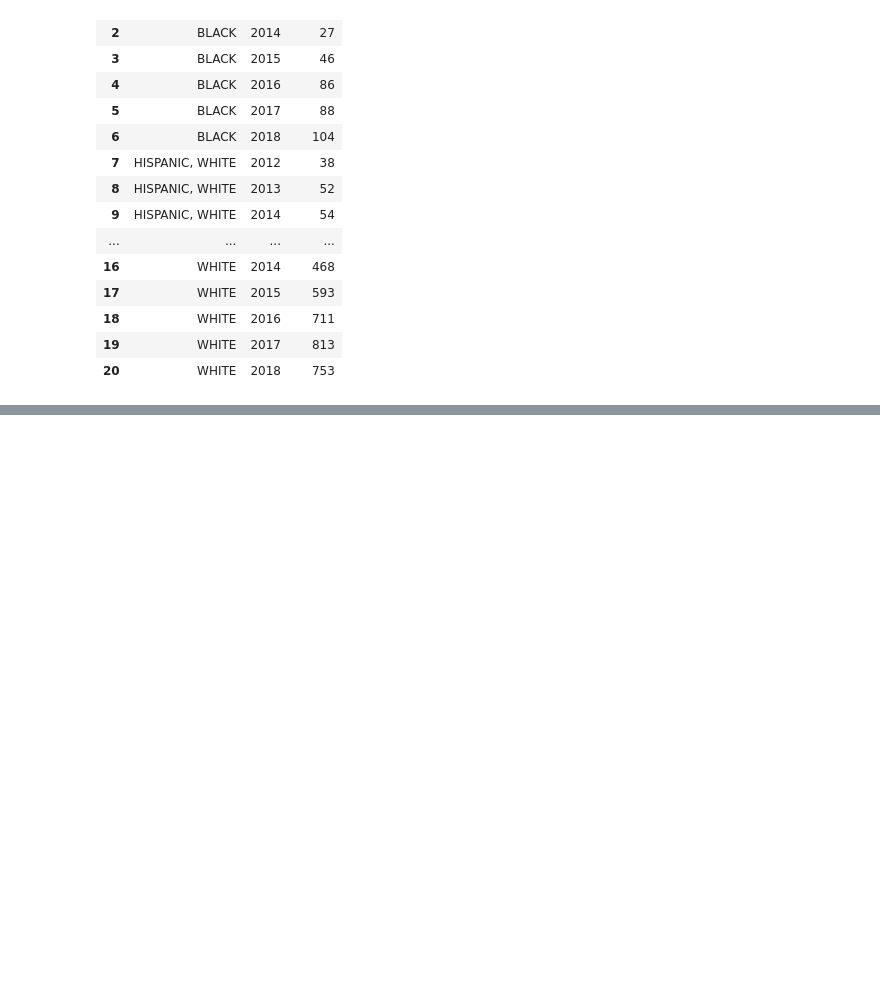
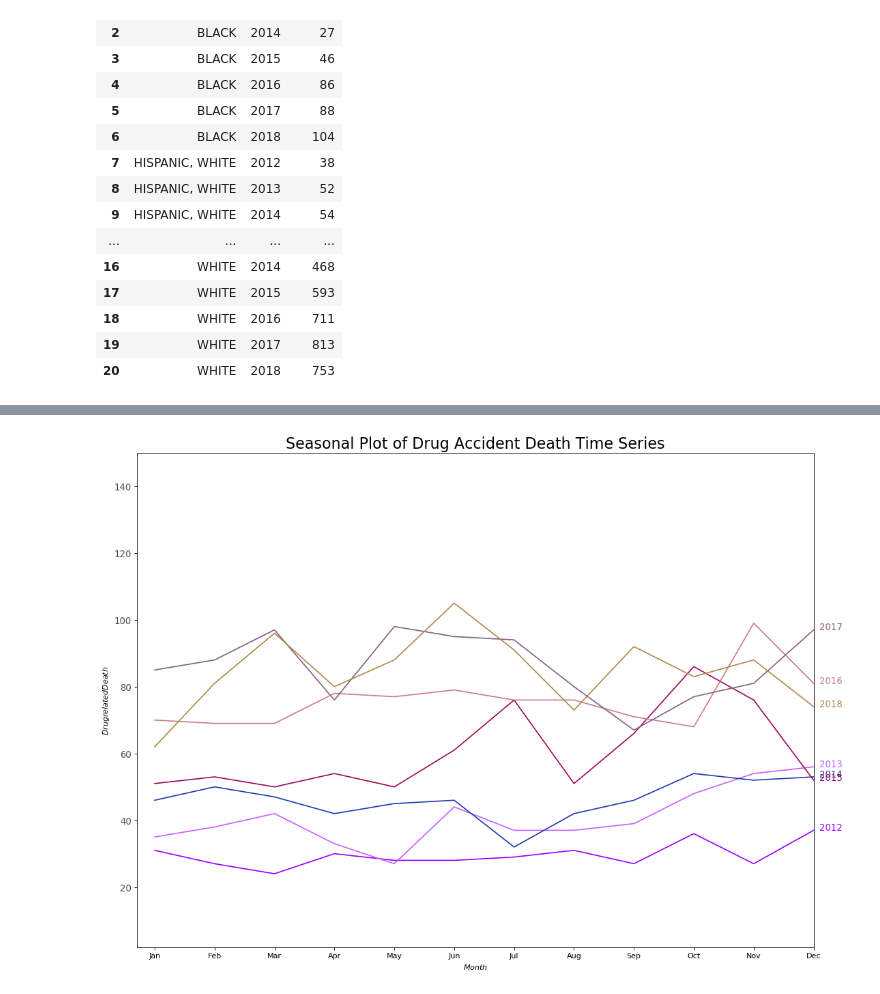
Before and after one commit to kalbond/data_science_term_project, a Jupyter notebook: notebooks/accidental_drug_related_deaths.ipynb, the cells around one changed output, grey strips where cells are left out. Cells and saved outputs as stored; diff of their text form; code cells hidden in the pictures; blank space fills up the shorter version.

```diff
--- a/notebooks/accidental_drug_related_deaths.ipynb
+++ b/notebooks/accidental_drug_related_deaths.ipynb
@@ -1006,0 +1111,23 @@ yrRace.plot.line(x='Year', y='Count')
+# %%
+#plot month effect for each year
+#prepare color
+np.random.seed(100)
+mycolors = np.random.choice(list(mpl.colors.XKCD_COLORS.keys()), len(years), replace=False)
+
+# Draw Plot
+plt.figure(figsize=(16,12), dpi= 80)
+for i, y in enumerate(years):
+    if i >= 0:
+        plt.plot('month', 'Count of Death in Month', data=df_month_sea.loc[df_month_sea.year==y, :], color=mycolors[i],label=y)
+        plt.text(df_month_sea.loc[df_month_sea.year==y, :].shape[0]-.9, df_month_sea.loc[df_month_sea.year==y, 'Count of Death in Month'][-1:].values[0], y, fontsize=12, color=mycolors[i])
+
+
+        plt.gca().set(xlim=(-0.3, 11), ylim=(2, 150), ylabel='Drug related Deaths', xlabel='Month')
+
+# Decoration
+plt.gca().set(xlim=(-0.3, 11), ylim=(2, 150), ylabel='$Drug related Death$', xlabel='$Month$')
+plt.yticks(fontsize=12, alpha=.7)
+plt.title("Seasonal Plot of Drug Accident Death Time Series", fontsize=20)
+plt.show()
+# %% [output]
+[figure, added]
```
Also changed, not shown: parts of 34 cells of this notebook.
